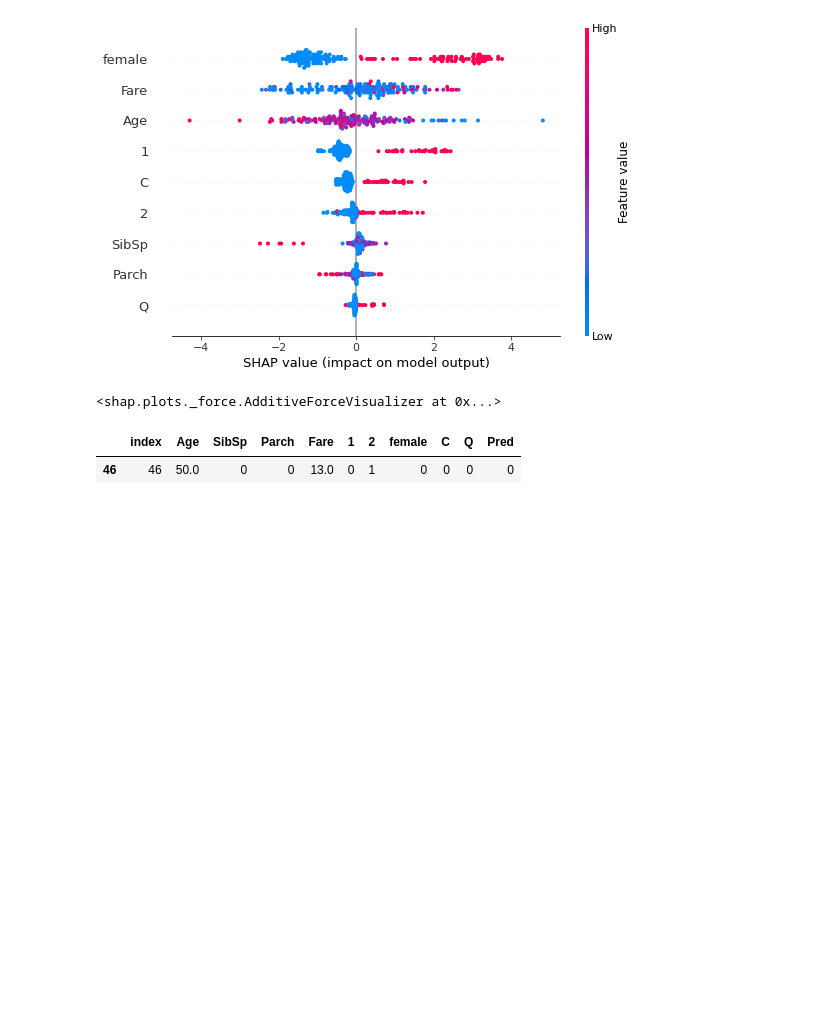
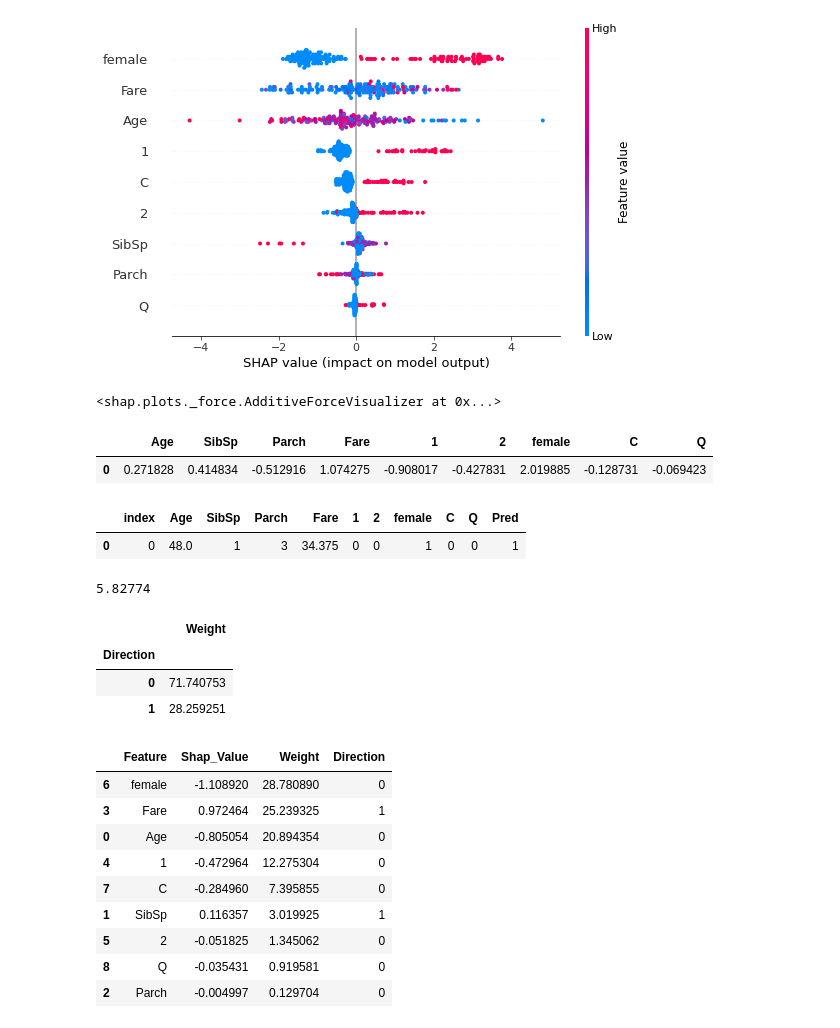
Before and after one commit to JuanFeA98/Machine_Learning, a Jupyter notebook: SHAP Values/Clasificacion.ipynb, the cells around one changed output. Cells and saved outputs as stored; diff of their text form; code cells hidden in the pictures; blank space fills up the shorter version.

Commit message:
Shap values - Interpretación

```diff
--- a/SHAP Values/Clasificacion.ipynb
+++ b/SHAP Values/Clasificacion.ipynb
@@ -114,8 +114,3 @@ index = 46
 shap.force_plot(explainer.expected_value, shap_values[index], X_test.iloc[index])
 # %% [output]
 <shap.plots._force.AdditiveForceVisualizer at 0x...>
-# %%
-df_final.sample()
-# %% [output]
-|  | index | Age | SibSp | Parch | Fare | 1 | 2 | female | C | Q | Pred |
-| 46 | 46 | 50.0 | 0 | 0 | 13.0 | 0 | 1 | 0 | 0 | 0 | 0 |
@@ -121,0 +121,43 @@ df_final.sample()
+# %%
+df_shap.head(1)
+# %% [output]
+|  | Age | SibSp | Parch | Fare | 1 | 2 | female | C | Q |
+| 0 | 0.271828 | 0.414834 | -0.512916 | 1.074275 | -0.908017 | -0.427831 | 2.019885 | -0.128731 | -0.069423 |
+# %%
+df_final.head(1)
+# %% [output]
+|  | index | Age | SibSp | Parch | Fare | 1 | 2 | female | C | Q | Pred |
+| 0 | 0 | 48.0 | 1 | 3 | 34.375 | 0 | 0 | 1 | 0 | 0 | 1 |
+# %%
+np.abs(shap_values[0]).sum()
+# %% [output]
+5.82774
+# %%
+index = 4
+df_weight = pd.DataFrame({
+    'Feature': X_test.columns,
+    'Shap_Value': shap_values[index]
+})
+
+df_weight['Weight'] = np.abs(df_weight['Shap_Value']) / np.abs(shap_values[index]).sum()*100
+df_weight['Direction'] = np.where(df_weight['Shap_Value'] >= 0, 1, 0)
+
+df_weight.groupby('Direction')[['Weight']].sum()
+# %% [output]
+|  | Weight |
+| Direction |  |
+| 0 | 71.740753 |
+| 1 | 28.259251 |
+# %%
+df_weight.sort_values('Weight', ascending=False)
+# %% [output]
+|  | Feature | Shap_Value | Weight | Direction |
+| 6 | female | -1.108920 | 28.780890 | 0 |
+| 3 | Fare | 0.972464 | 25.239325 | 1 |
+| 0 | Age | -0.805054 | 20.894354 | 0 |
+| 4 | 1 | -0.472964 | 12.275304 | 0 |
+| 7 | C | -0.284960 | 7.395855 | 0 |
+| 1 | SibSp | 0.116357 | 3.019925 | 1 |
+| 5 | 2 | -0.051825 | 1.345062 | 0 |
+| 8 | Q | -0.035431 | 0.919581 | 0 |
+| 2 | Parch | -0.004997 | 0.129704 | 0 |
```
Also changed, not shown: parts of 3 cells of this notebook.
